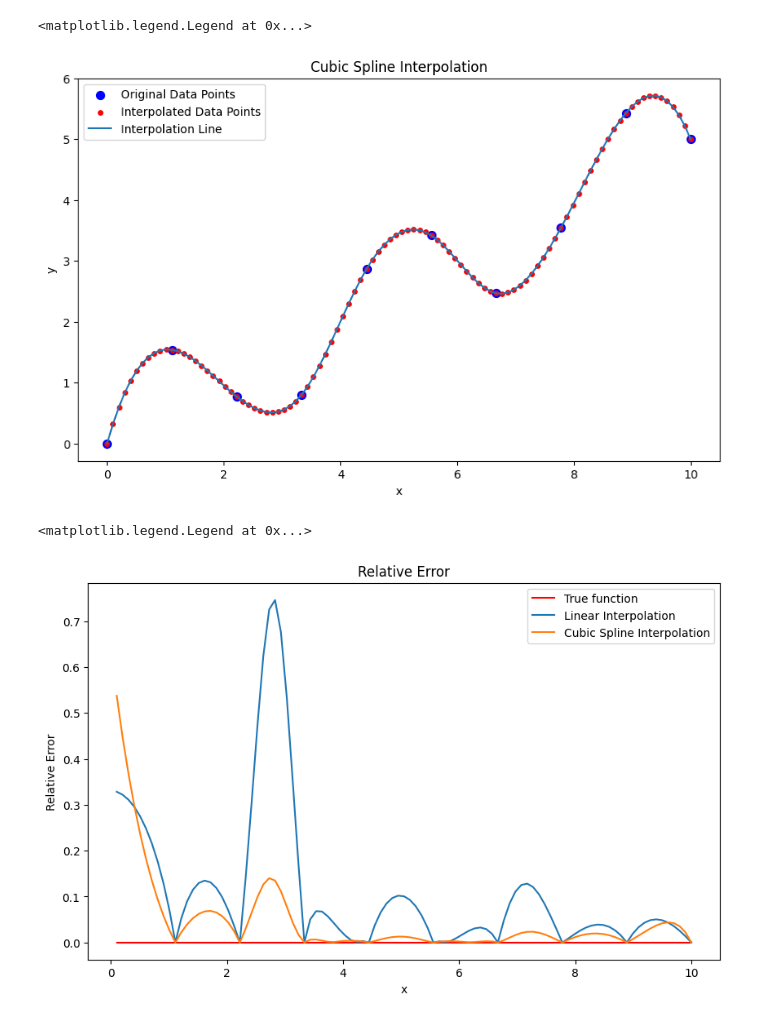
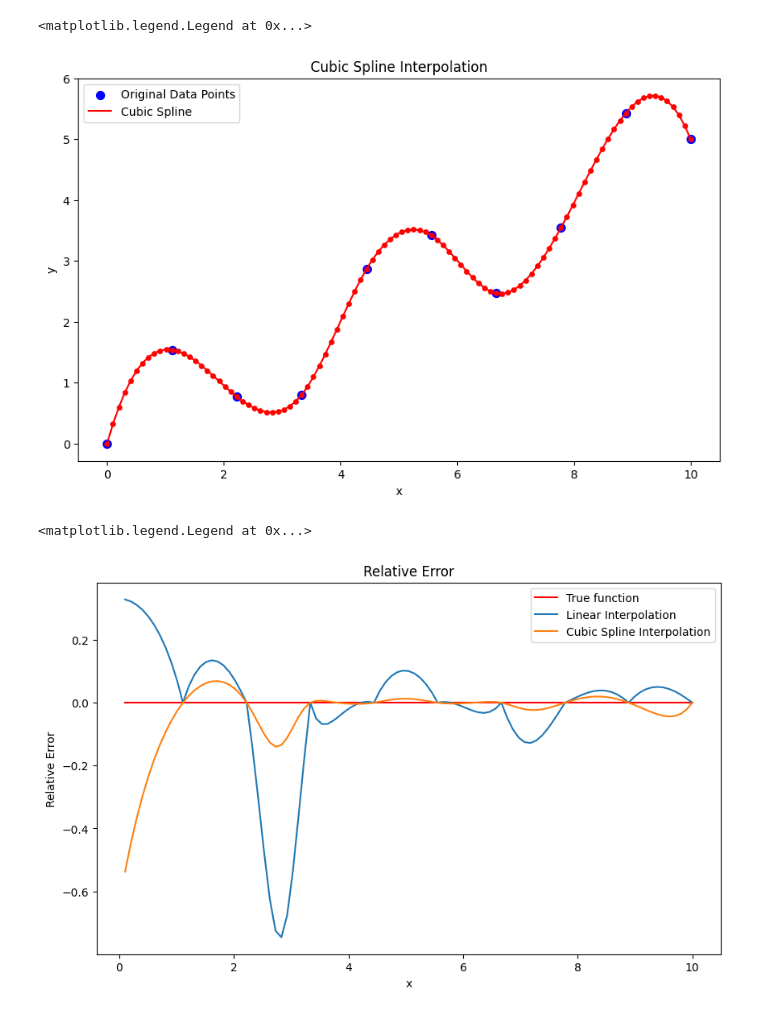
Before and after one commit to Aradhikaaa/Interpolation, a Jupyter notebook: hw1.ipynb, the cells around one changed output. Saved outputs shown, nothing was run; the diff lists cells and outputs as text; code cells hidden in the pictures.

```diff
--- a/hw1.ipynb
+++ b/hw1.ipynb
@@ -98,8 +101,8 @@ y_new_cs= cs(x_new)
 plt.figure(figsize=(10,6))
 
 plt.scatter(x, y, color='blue',s=50, label='Original Data Points')
-plt.scatter(x_new, y_new_cs , s=15, color='red', label='Interpolated Data Points')
-plt.plot(x_new, y_new_cs, label='Interpolation Line')
+plt.scatter(x_new, y_new_cs , s=15, color='red')
+plt.plot(x_new, y_new_cs, label='Cubic Spline',color='red')
 
 plt.xlabel('x')
 plt.ylabel('y')
@@ -107,27 +110,28 @@ plt.title('Cubic Spline Interpolation')
 plt.legend()
 # %% [output]
 <matplotlib.legend.Legend at 0x...>
-[figure, old version]
+[figure, new version]
 # %%
 #RELATIVE ERROR
+
 x=np.linspace(0,10,100)
 y=func(x)
 
-no_err = np.abs((y-y)/y)
-rel_err = np.abs((y - y_new) / y)
-rel_err_cs = np.abs((y - y_new_cs) / y)
+no_err = ((y-y)/y)
+rel_err = ((y - y_new) / y)
+rel_err_cs = ((y - y_new_cs) / y)
 
 plt.figure(figsize=(10,6))
 plt.title('Relative Error')
 plt.plot(x,no_err, color='red',label="True function")
 plt.plot(x,rel_err,label='Linear Interpolation')
 plt.plot(x,rel_err_cs,label='Cubic Spline Interpolation')
 plt.xlabel('x')
 plt.ylabel('Relative Error')
 plt.legend()
 # %% [output]
 <matplotlib.legend.Legend at 0x...>
-[figure, old version]
+[figure, new version]
 # %%
  #Simple Harmonic Motion :
 
```
Also changed, not shown: parts of 19 cells of this notebook.
